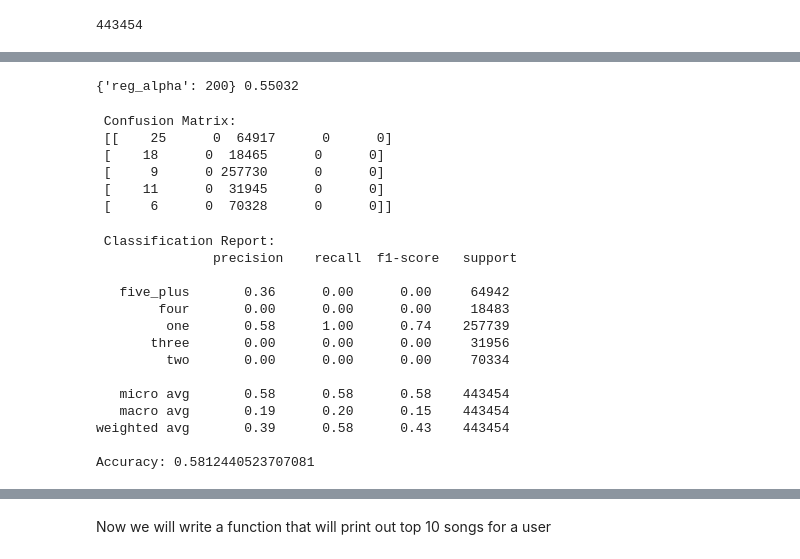
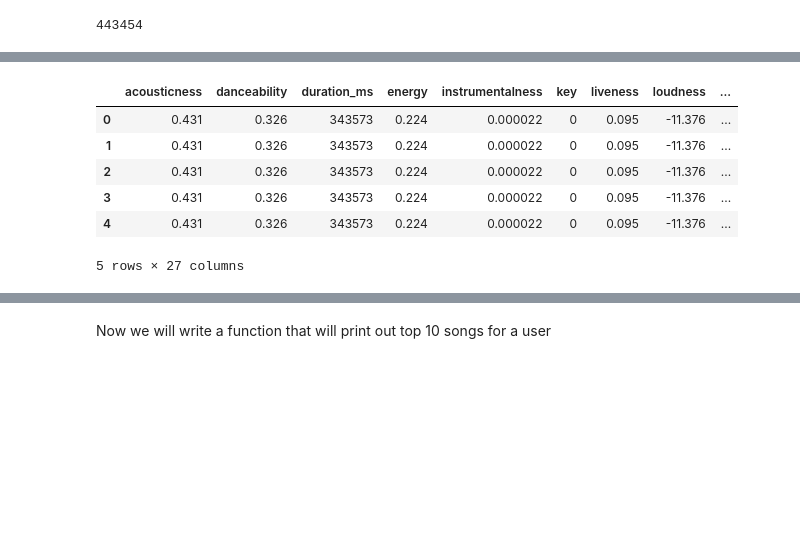
Before and after one commit to amandastrack/Capstone-Project-II-, a Jupyter notebook: [DRAFT_FOR_REVIEW]recommendation_system.ipynb, the cells around one changed output, grey strips where cells are left out. Cells and saved outputs as stored; diff of their text form; code cells hidden in the pictures; blank space fills up the shorter version.

```diff
--- a/[DRAFT_FOR_REVIEW]recommendation_system.ipynb
+++ b/[DRAFT_FOR_REVIEW]recommendation_system.ipynb
@@ -283,2 +277,12 @@ val_X = val_df[['acousticness', 'danceability',
+# %%
+train2_X.head()
+# %% [output]
+|  | acousticness | danceability | duration_ms | energy | instrumentalness | key | liveness | loudness | ... |
+| 0 | 0.431 | 0.326 | 343573 | 0.224 | 0.000022 | 0 | 0.095 | -11.376 | ... |
+| 1 | 0.431 | 0.326 | 343573 | 0.224 | 0.000022 | 0 | 0.095 | -11.376 | ... |
+| 2 | 0.431 | 0.326 | 343573 | 0.224 | 0.000022 | 0 | 0.095 | -11.376 | ... |
+| 3 | 0.431 | 0.326 | 343573 | 0.224 | 0.000022 | 0 | 0.095 | -11.376 | ... |
+| 4 | 0.431 | 0.326 | 343573 | 0.224 | 0.000022 | 0 | 0.095 | -11.376 | ... |
+5 rows × 27 columns
 # %%
 val_y = val_df['label']
@@ -293,44 +288,0 @@ params2 = {'gamma':[i/10.0 for i in range(0,5)]} ## ignore, accidently deleted r
-# %%
-from sklearn.model_selection import RandomizedSearchCV
-
-gs_random = RandomizedSearchCV(XGBClassifier(), params, cv=3 ,n_iter=50)
-
-# subset only 50000 rows for time
-gs_random.fit(train2_X[0:50000], train2_y[0:50000])
-gs_pred = gs_random.predict(train2_X[0:50000])
-print(gs_random.best_params_, gs_random.best_score_)
-# %% [output]
-{'reg_alpha': 200} 0.55032
-# %%
-#XGBOOST TRAINING ACCURACY
-
-from xgboost import XGBClassifier
-xgb = XGBClassifier(
- objective= 'multi:softprob', gamma = 0.4, reg_alpha = 500)
-xgb.fit(train2_X, train2_y)
-xgb_pred = xgb.predict(train2_X)
-
-print('\n Confusion Matrix:\n',confusion_matrix(train2_y,xgb_pred))
-print("\n Classification Report: \n", classification_report(train2_y, xgb_pred))
-print("Accuracy:", (accuracy_score(train2_y,xgb_pred)))
-# %% [output]
- Confusion Matrix:
- [[    25      0  64917      0      0]
- [    18      0  18465      0      0]
- [     9      0 257730      0      0]
- [    11      0  31945      0      0]
- [     6      0  70328      0      0]]
- Classification Report:
-               precision    recall  f1-score   support
-
-   five_plus       0.36      0.00      0.00     64942
-        four       0.00      0.00      0.00     18483
-         one       0.58      1.00      0.74    257739
-       three       0.00      0.00      0.00     31956
-         two       0.00      0.00      0.00     70334
-
-   micro avg       0.58      0.58      0.58    443454
-   macro avg       0.19      0.20      0.15    443454
-weighted avg       0.39      0.58      0.43    443454
-
-Accuracy: 0.5812440523707081
```
Also changed, not shown: parts of 65 cells of this notebook.
